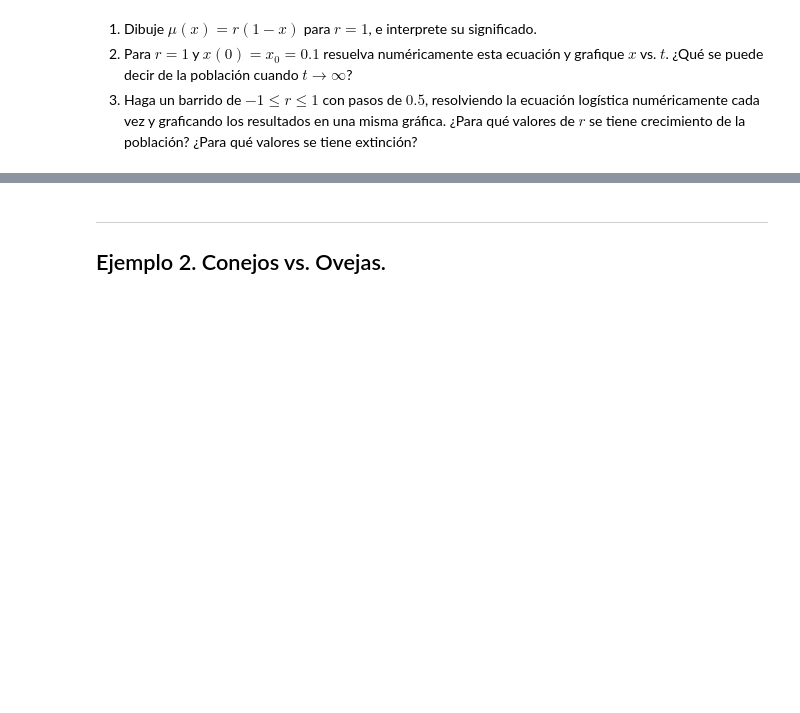
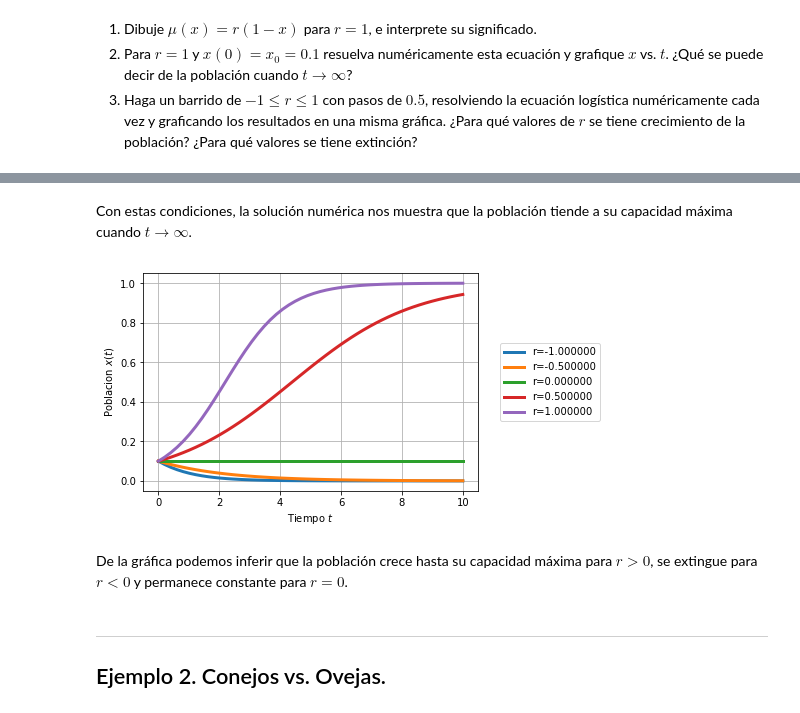
Before and after one commit to luzifi/Simulacion2017, a Jupyter notebook: Modulo1/Clase9_Repaso1(Mod.1).ipynb, the cells around one changed output, grey strips where cells are left out. Cells and saved outputs as stored; diff of their text form; code cells hidden in the pictures; blank space fills up the shorter version.

```diff
--- a/Modulo1/Clase9_Repaso1(Mod.1).ipynb
+++ b/Modulo1/Clase9_Repaso1(Mod.1).ipynb
@@ -23,3 +74,22 @@ Además, $r$ es la tasa de crecimiento máxima de la población.
+# %% [markdown]
+Con estas condiciones, la solución numérica nos muestra que la población tiende a su capacidad máxima cuando $t\to\infty$.
+# %%
+# Numeral 3
+plt.figure(figsize=(6,4))
+for r in np.arange(-1,1.1,0.5):
+    xx = odeint(logistica, x0, tt)
+    plt.plot(tt, xx, linewidth = 3, label = 'r=%f'%r)
+
+plt.xlabel('Tiempo $t$')
+plt.ylabel('Poblacion $x(t)$')
+plt.legend(loc='center left', bbox_to_anchor=(1.05,0.5))
+plt.grid()
+
+plt.show()
+# %% [output]
+[figure, added]
+# %% [markdown]
+De la gráfica podemos inferir que la población crece hasta su capacidad máxima para $r>0$, se extingue para $r<0$ y permanece constante para $r=0$.
 # %% [markdown]
 ___
 ## Ejemplo 2. Conejos vs. Ovejas.
```
Also changed, not shown: parts of 9 cells of this notebook.
